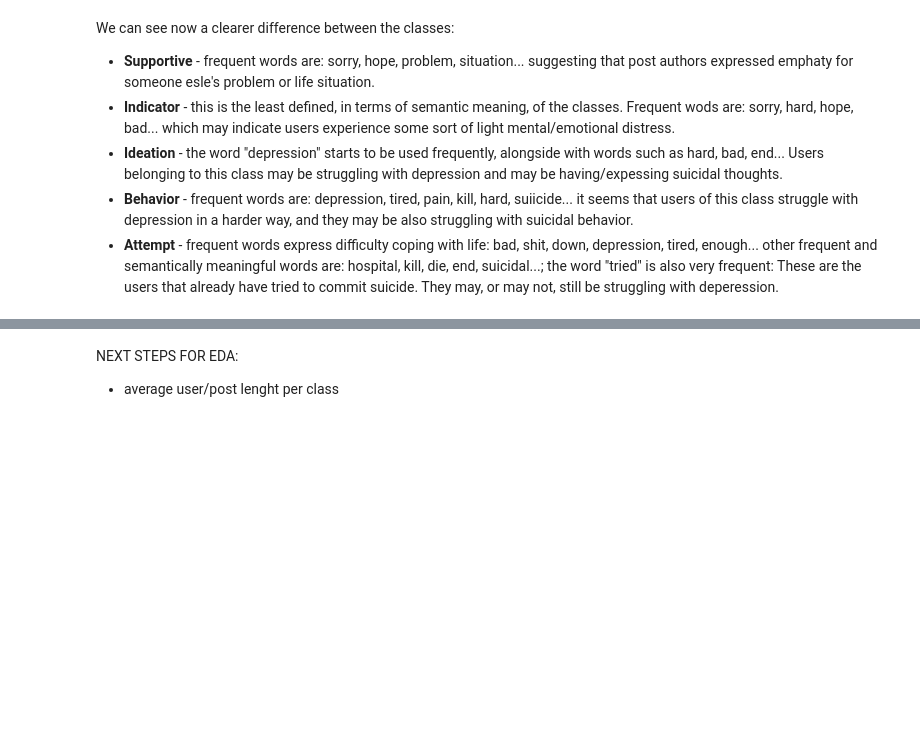
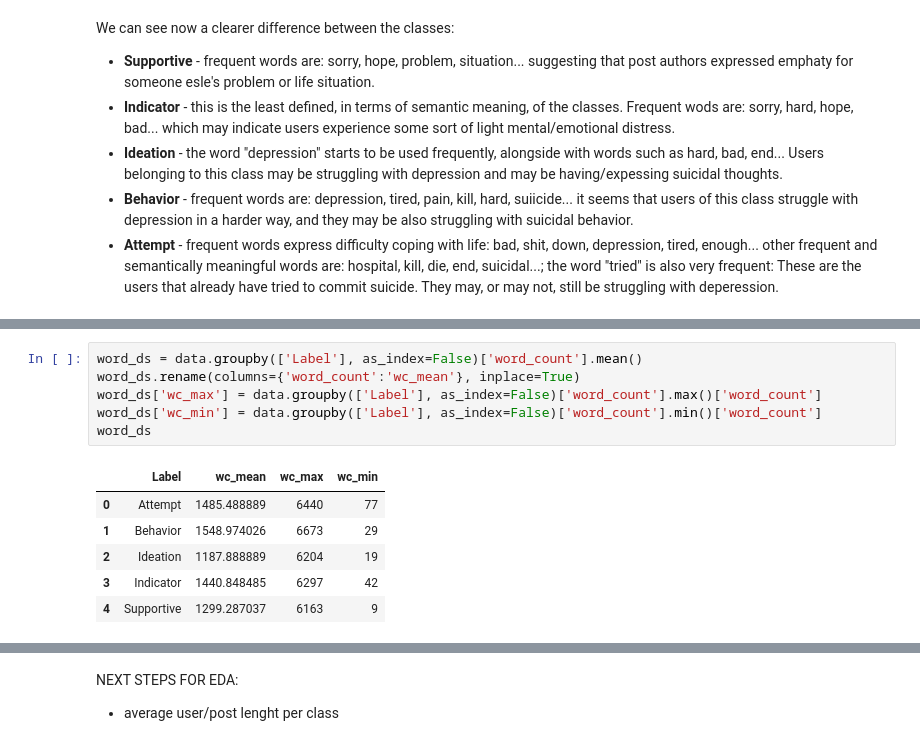
Before and after one commit to SebastianoDenegri/Targeted_Suicide_Intervention, a Jupyter notebook: Reddit_Users_Classification.ipynb, the cells around one changed output, grey strips where cells are left out. Drawn from its saved outputs; the diff is of its cells as text; blank space fills up the shorter version.

```diff
--- a/Reddit_Users_Classification.ipynb
+++ b/Reddit_Users_Classification.ipynb
@@ -403,0 +423,13 @@ We can see now a clearer difference between the classes:
+# %%
+word_ds = data.groupby(['Label'], as_index=False)['word_count'].mean()
+word_ds.rename(columns={'word_count':'wc_mean'}, inplace=True)
+word_ds['wc_max'] = data.groupby(['Label'], as_index=False)['word_count'].max()['word_count']
+word_ds['wc_min'] = data.groupby(['Label'], as_index=False)['word_count'].min()['word_count']
+word_ds
+# %% [output]
+|  | Label | wc_mean | wc_max | wc_min |
+| 0 | Attempt | 1485.488889 | 6440 | 77 |
+| 1 | Behavior | 1548.974026 | 6673 | 29 |
+| 2 | Ideation | 1187.888889 | 6204 | 19 |
+| 3 | Indicator | 1440.848485 | 6297 | 42 |
+| 4 | Supportive | 1299.287037 | 6163 | 9 |
```
Also changed, not shown: parts of 17 cells of this notebook.
